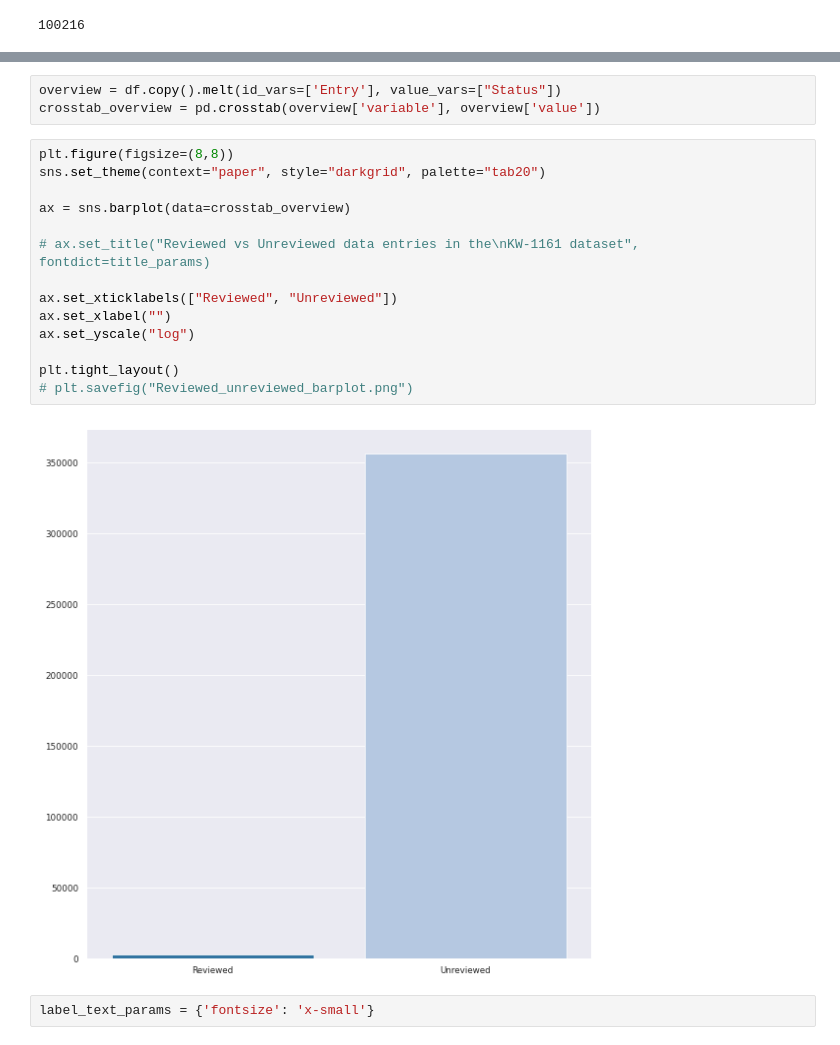
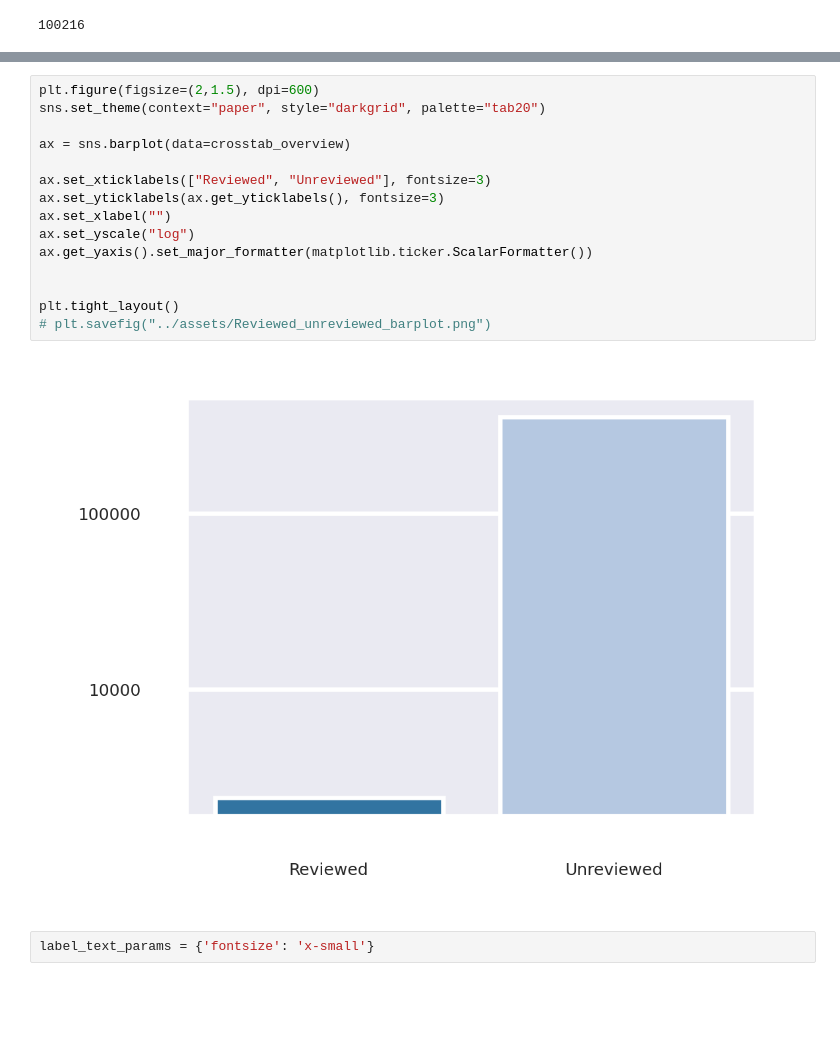
Before and after one commit to Rudolph-afk/Zoon0PredV, a Jupyter notebook: notebooks/Zoonosis_data_cleaning.ipynb, the cells around one changed output, grey strips where cells are left out. Saved outputs shown, nothing was run; the diff lists cells and outputs as text; blank space fills up the shorter version.

```diff
--- a/notebooks/Zoonosis_data_cleaning.ipynb
+++ b/notebooks/Zoonosis_data_cleaning.ipynb
@@ -182,22 +201,20 @@ variable_value_heatmap(df, "Status")
-# %%
-overview = df.copy().melt(id_vars=['Entry'], value_vars=["Status"])
-crosstab_overview = pd.crosstab(overview['variable'], overview['value'])
 # %%
-plt.figure(figsize=(8,8))
+plt.figure(figsize=(2,1.5), dpi=600)
 sns.set_theme(context="paper", style="darkgrid", palette="tab20")
 
 ax = sns.barplot(data=crosstab_overview)
 
-# ax.set_title("Reviewed vs Unreviewed data entries in the\nKW-1161 dataset", fontdict=title_params)
-
-ax.set_xticklabels(["Reviewed", "Unreviewed"])
+ax.set_xticklabels(["Reviewed", "Unreviewed"], fontsize=3)
+ax.set_yticklabels(ax.get_yticklabels(), fontsize=3)
 ax.set_xlabel("")
 ax.set_yscale("log")
+ax.get_yaxis().set_major_formatter(matplotlib.ticker.ScalarFormatter())
+
 
 plt.tight_layout()
-# plt.savefig("Reviewed_unreviewed_barplot.png")
+# plt.savefig("../assets/Reviewed_unreviewed_barplot.png")
 # %% [output]
-[figure, old version]
+[figure, new version]
 # %%
 label_text_params = {'fontsize': 'x-small'}
 # %%
```
Also changed, not shown: parts of 144 cells of this notebook, 30 other files.
